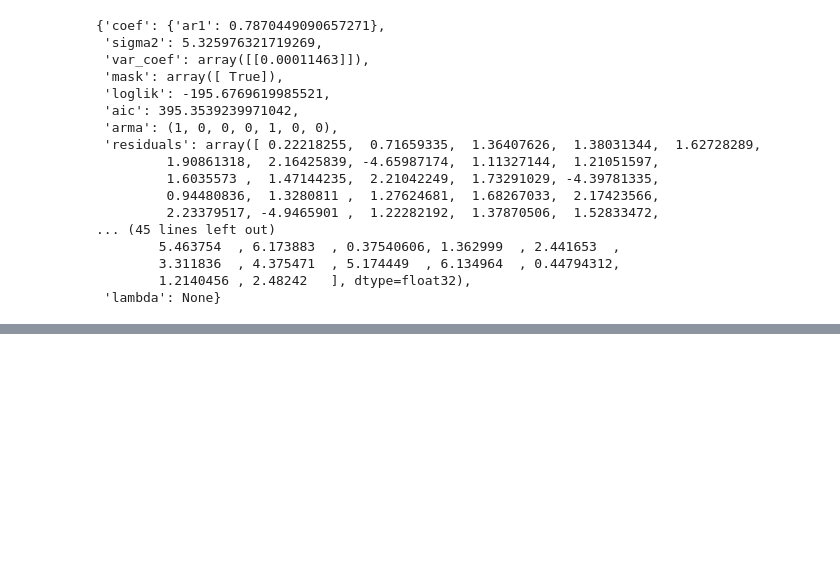
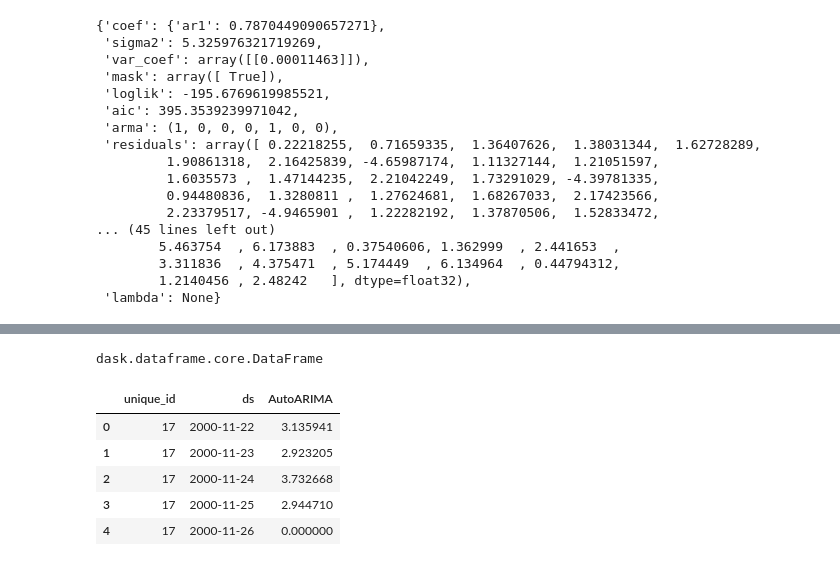
Before and after one commit to kvnkho/pydata-timeseries-forecasting, a Jupyter notebook: notebooks/01-introduction_to_nixtla.ipynb, the cells around one changed output, grey strips where cells are left out. Drawn from its saved outputs; the diff is of its cells as text; code cells hidden in the pictures; blank space fills up the shorter version.

Commit message:
forecast at scale

```diff
--- a/notebooks/01-introduction_to_nixtla.ipynb
+++ b/notebooks/01-introduction_to_nixtla.ipynb
@@ -166,0 +186,31 @@ model.fitted_[0][0].model_
+# %%
+from dask.distributed import Client, LocalCluster
+from statsforecast.distributed.utils import forecast
+from statsforecast.distributed.fugue import FugueBackend
+
+cluster = LocalCluster(threads_per_worker=1)
+client = Client(cluster)
+
+backend = FugueBackend(client)
+
+series = generate_series(n_series=50, seed=1).reset_index()
+series['unique_id'] = series['unique_id'].astype(int)
+
+result = forecast(series,
+                  models=[AutoARIMA()],
+                  freq="D",
+                  h=7,
+                  parallel=backend)
+# %%
+type(result)
+# %% [output]
+dask.dataframe.core.DataFrame
+# %%
+result.compute().head()
+# %% [output]
+|  | unique_id | ds | AutoARIMA |
+| 0 | 17 | 2000-11-22 | 3.135941 |
+| 1 | 17 | 2000-11-23 | 2.923205 |
+| 2 | 17 | 2000-11-24 | 3.732668 |
+| 3 | 17 | 2000-11-25 | 2.944710 |
+| 4 | 17 | 2000-11-26 | 0.000000 |
```
Also changed, not shown: parts of 2 cells of this notebook.
